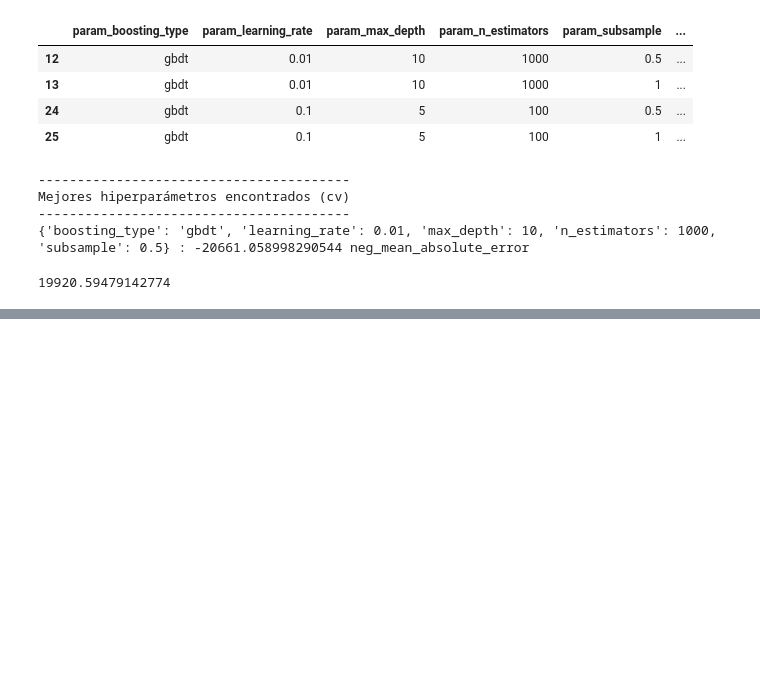
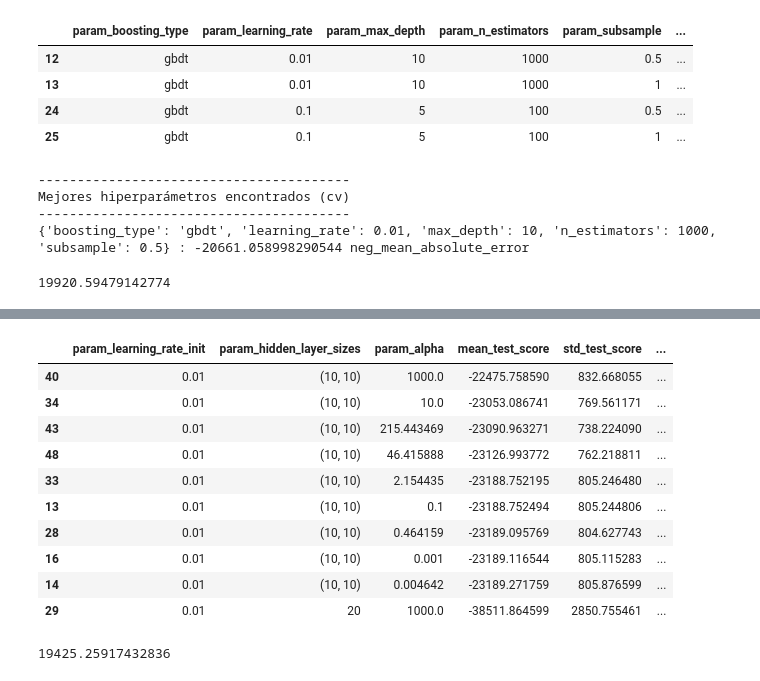
Before and after one commit to JordiPG05/Aprender-Tutoriales, a Jupyter notebook: Regression-Techniques.ipynb, the cells around one changed output, grey strips where cells are left out. Cells and saved outputs as stored; diff of their text form; code cells hidden in the pictures; blank space fills up the shorter version.

```diff
--- a/Regression-Techniques.ipynb
+++ b/Regression-Techniques.ipynb
@@ -610,0 +629,53 @@ df_importancia.sort_values('importances_mean', ascending=False)
+# %%
+# Espacio de búsqueda de cada hiperparámetro
+# ==============================================================================
+param_distributions = {
+    'hidden_layer_sizes': [(10), (20), (10, 10)],
+    'alpha': np.logspace(-3, 3, 10),
+    'learning_rate_init': [0.001, 0.01],
+}
+
+# Búsqueda por validación cruzada
+# ==============================================================================
+grid = RandomizedSearchCV(
+        estimator  = MLPRegressor(random_state=123,max_iter=1000),
+        param_distributions = param_distributions,
+        n_iter     = 50,
+        scoring    = 'neg_mean_absolute_error',
+        n_jobs     = multiprocessing.cpu_count() - 1,
+        cv         = 5,
+        verbose    = 0,
+        random_state = 123,
+        return_train_score = True
+       )
+
+grid.fit(X = X_train, y = y_train)
+
+# Resultados del grid
+# ==============================================================================
+resultados = pd.DataFrame(grid.cv_results_)
+resultados.filter(regex = '(param.*|mean_t|std_t)')\
+    .drop(columns = 'params')\
+    .sort_values('mean_test_score', ascending = False)\
+    .head(10)
+# %% [output]
+|  | param_learning_rate_init | param_hidden_layer_sizes | param_alpha | mean_test_score | std_test_score | ... |
+| 40 | 0.01 | (10, 10) | 1000.0 | -22475.758590 | 832.668055 | ... |
+| 34 | 0.01 | (10, 10) | 10.0 | -23053.086741 | 769.561171 | ... |
+| 43 | 0.01 | (10, 10) | 215.443469 | -23090.963271 | 738.224090 | ... |
+| 48 | 0.01 | (10, 10) | 46.415888 | -23126.993772 | 762.218811 | ... |
+| 33 | 0.01 | (10, 10) | 2.154435 | -23188.752195 | 805.246480 | ... |
+| 13 | 0.01 | (10, 10) | 0.1 | -23188.752494 | 805.244806 | ... |
+| 28 | 0.01 | (10, 10) | 0.464159 | -23189.095769 | 804.627743 | ... |
+| 16 | 0.01 | (10, 10) | 0.001 | -23189.116544 | 805.115283 | ... |
+| 14 | 0.01 | (10, 10) | 0.004642 | -23189.271759 | 805.876599 | ... |
+| 29 | 0.01 | 20 | 1000.0 | -38511.864599 | 2850.755461 | ... |
+# %%
+# Error de test
+# ==============================================================================
+neural_final = grid.best_estimator_
+predicted_neural = neural_final.predict(X = X_test,)
+neural_error=mean_absolute_error(y_test, predicted_neural)
+neural_error
+# %% [output]
+19425.25917432836
```
Also changed, not shown: parts of 4 cells of this notebook.
